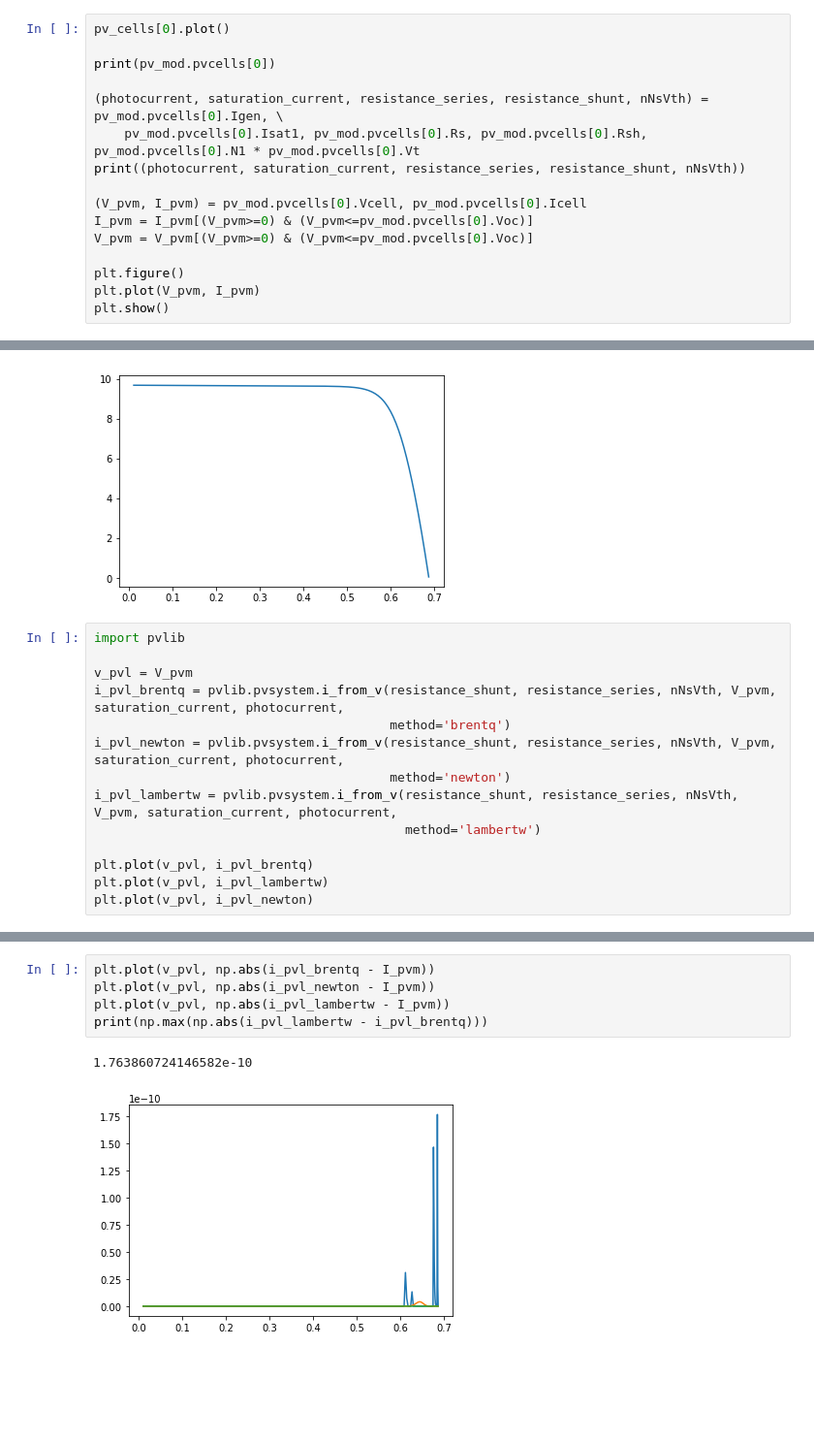
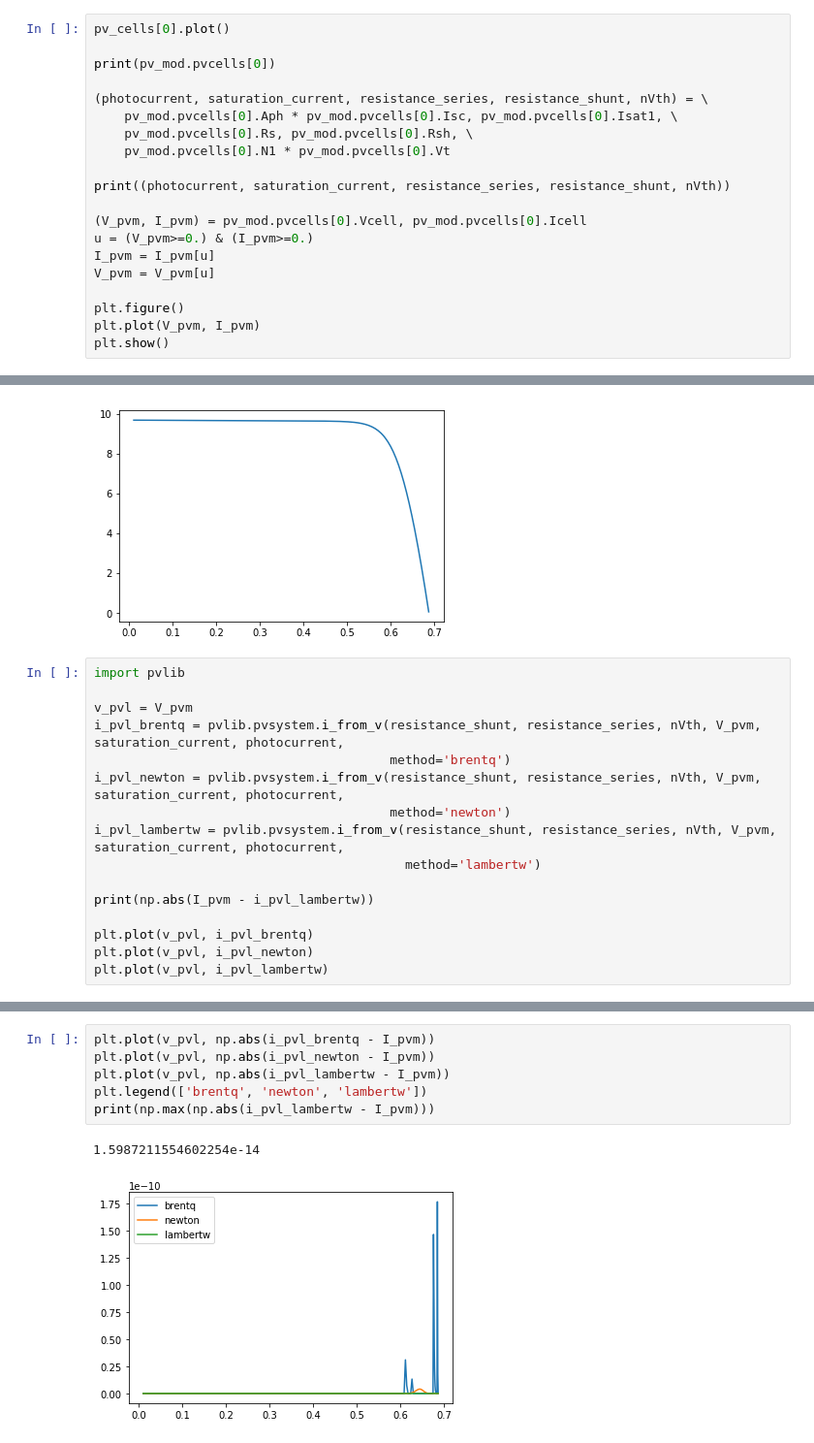
Before and after one commit to SunPower/PVMismatch, a Jupyter notebook: notebooks/basic_iv_curves.ipynb, the cells around one changed output, grey strips where cells are left out. Shown at 97% size. Saved outputs shown, nothing was run; the diff lists cells and outputs as text; blank space fills up the shorter version.

Commit message:
update notebook, correct pvcell.py

```diff
--- a/notebooks/basic_iv_curves.ipynb
+++ b/notebooks/basic_iv_curves.ipynb
@@ -37,13 +39,17 @@ pv_cells[0].plot()
 
 print(pv_mod.pvcells[0])
 
-(photocurrent, saturation_current, resistance_series, resistance_shunt, nNsVth) = pv_mod.pvcells[0].Igen, \
-    pv_mod.pvcells[0].Isat1, pv_mod.pvcells[0].Rs, pv_mod.pvcells[0].Rsh, pv_mod.pvcells[0].N1 * pv_mod.pvcells[0].Vt
-print((photocurrent, saturation_current, resistance_series, resistance_shunt, nNsVth))
+(photocurrent, saturation_current, resistance_series, resistance_shunt, nVth) = \
+    pv_mod.pvcells[0].Aph * pv_mod.pvcells[0].Isc, pv_mod.pvcells[0].Isat1, \
+    pv_mod.pvcells[0].Rs, pv_mod.pvcells[0].Rsh, \
+    pv_mod.pvcells[0].N1 * pv_mod.pvcells[0].Vt
+
+print((photocurrent, saturation_current, resistance_series, resistance_shunt, nVth))
 
 (V_pvm, I_pvm) = pv_mod.pvcells[0].Vcell, pv_mod.pvcells[0].Icell
-I_pvm = I_pvm[(V_pvm>=0) & (V_pvm<=pv_mod.pvcells[0].Voc)]
-V_pvm = V_pvm[(V_pvm>=0) & (V_pvm<=pv_mod.pvcells[0].Voc)]
+u = (V_pvm>=0.) & (I_pvm>=0.)
+I_pvm = I_pvm[u]
+V_pvm = V_pvm[u]
 
 plt.figure()
 plt.plot(V_pvm, I_pvm)
@@ -57,14 +63,16 @@ plt.show()
 import pvlib
 
 v_pvl = V_pvm
-i_pvl_brentq = pvlib.pvsystem.i_from_v(resistance_shunt, resistance_series, nNsVth, V_pvm, saturation_current, photocurrent,
+i_pvl_brentq = pvlib.pvsystem.i_from_v(resistance_shunt, resistance_series, nVth, V_pvm, saturation_current, photocurrent,
                                        method='brentq')
-i_pvl_newton = pvlib.pvsystem.i_from_v(resistance_shunt, resistance_series, nNsVth, V_pvm, saturation_current, photocurrent,
+i_pvl_newton = pvlib.pvsystem.i_from_v(resistance_shunt, resistance_series, nVth, V_pvm, saturation_current, photocurrent,
                                        method='newton')
-i_pvl_lambertw = pvlib.pvsystem.i_from_v(resistance_shunt, resistance_series, nNsVth, V_pvm, saturation_current, photocurrent,
+i_pvl_lambertw = pvlib.pvsystem.i_from_v(resistance_shunt, resistance_series, nVth, V_pvm, saturation_current, photocurrent,
                                          method='lambertw')
 
+print(np.abs(I_pvm - i_pvl_lambertw))
+
 plt.plot(v_pvl, i_pvl_brentq)
+plt.plot(v_pvl, i_pvl_newton)
 plt.plot(v_pvl, i_pvl_lambertw)
-plt.plot(v_pvl, i_pvl_newton)
 # %% [output]
@@ -73,10 +98,11 @@ plt.plot(v_pvl, i_pvl_newton)
 # %%
 plt.plot(v_pvl, np.abs(i_pvl_brentq - I_pvm))
 plt.plot(v_pvl, np.abs(i_pvl_newton - I_pvm))
 plt.plot(v_pvl, np.abs(i_pvl_lambertw - I_pvm))
-print(np.max(np.abs(i_pvl_lambertw - i_pvl_brentq)))
+plt.legend(['brentq', 'newton', 'lambertw'])
+print(np.max(np.abs(i_pvl_lambertw - I_pvm)))
 # %% [output]
-1.763860724146582e-10
+1.5987211554602254e-14
-[figure, old version]
+[figure, new version]
 # %%
 plt.plot(V_pvm, (I_pvm - i_pvl_brentq) / I_pvm)
```
Also changed, not shown: parts of 12 cells of this notebook, 1 other file.
